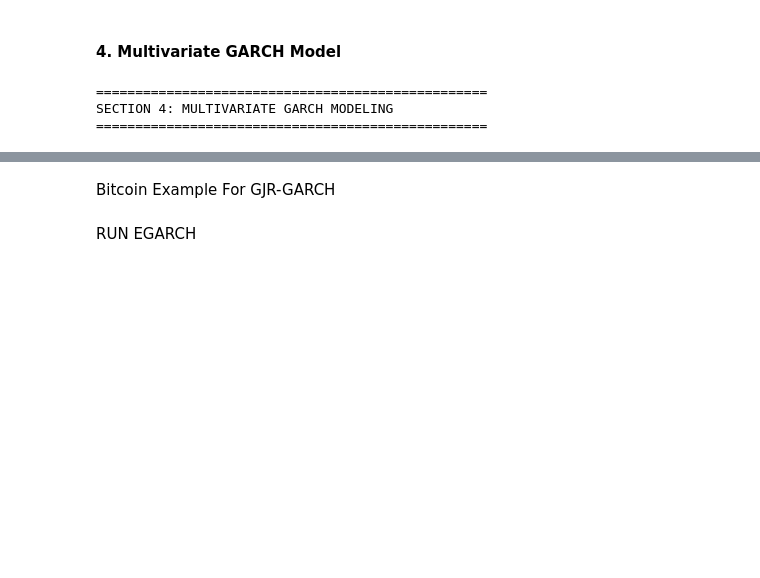
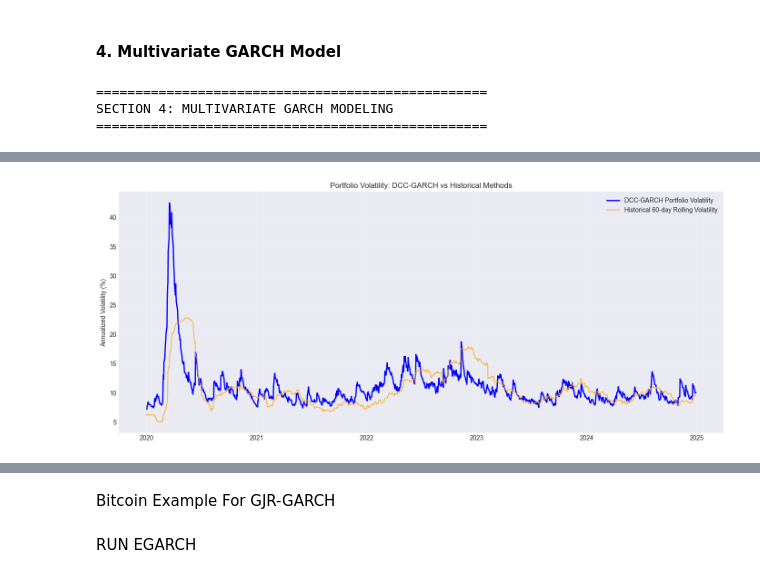
Before and after one commit to imoore99/GARCH, a Jupyter notebook: GARCH.ipynb, the cells around one changed output, grey strips where cells are left out. Drawn from its saved outputs; the diff is of its cells as text; code cells hidden in the pictures; blank space fills up the shorter version.

```diff
--- a/GARCH.ipynb
+++ b/GARCH.ipynb
@@ -524,3 +524,81 @@ Correlation During High VIX Periods (VIX > 2.4):
   SPY_TLT: Crisis=-0.080, Normal=-0.034, Difference=-0.046
   SPY_GLD: Crisis=0.140, Normal=0.155, Difference=-0.015
   TLT_GLD: Crisis=0.303, Normal=0.304, Difference=-0.001
+# %%
+"""
+Apply DCC results to portfolio optimization
+"""
+print(f"\nPortfolio Optimization Using Dynamic Correlations:")
+
+# Equal weight portfolio
+weights = np.array([1/3, 1/3, 1/3])  # Equal weights for SPY, TLT, GLD
+
+# Ensure conditional_vols order matches weights order (SPY, TLT, GLD)
+conditional_vols_ordered = conditional_vols[['SPY', 'TLT', 'GLD']]  # Match weight order
+
+# Calculate portfolio volatility over time
+portfolio_variance = []
+portfolio_vol = []
+
+# Calculate average correlations over the period
+avg_spy_tlt = corr_df['SPY_TLT'].mean()
+avg_spy_gld = corr_df['SPY_GLD'].mean()
+avg_tlt_gld = corr_df['TLT_GLD'].mean()
+
+print(f"Average correlations:")
+print(f"  SPY-TLT: {avg_spy_tlt:.3f}")
+print(f"  SPY-GLD: {avg_spy_gld:.3f}")
+print(f"  TLT-GLD: {avg_tlt_gld:.3f}")
+
+# Fixed correlation matrix
+avg_corr_matrix = np.array([
+    [1.0,        avg_spy_tlt, avg_spy_gld],
+    [avg_spy_tlt, 1.0,        avg_tlt_gld],
+    [avg_spy_gld, avg_tlt_gld, 1.0       ]
+])
+
+# Time-varying volatilities with fixed correlations
+portfolio_vol_simple = []
+for date in conditional_vols_ordered.index:
+    vol_vector = conditional_vols_ordered.loc[date].values / 100
+    vol_matrix = np.outer(vol_vector, vol_vector)
+    cov_matrix = avg_corr_matrix * vol_matrix
+    port_var = weights.T @ cov_matrix @ weights
+    portfolio_vol_simple.append(np.sqrt(port_var * 252) * 100)
+
+portfolio_vol_series = pd.Series(portfolio_vol_simple, index=conditional_vols_ordered.index)
+
+# Compare with equal-weighted historical volatility (only investable assets)
+investable_returns = returns[['SPY', 'TLT', 'GLD']]  # Exclude VIX
+equal_weight_returns = investable_returns.mean(axis=1)  # Equal weight portfolio returns
+hist_vol = equal_weight_returns.rolling(60).std() * np.sqrt(252)
+
+# Plot comparison
+plt.figure(figsize=(14, 6))
+plt.plot(portfolio_vol_series.index, portfolio_vol_series,
+         label='DCC-GARCH Portfolio Volatility', linewidth=2, color='blue')
+plt.plot(hist_vol.index, hist_vol,
+         label='Historical 60-day Rolling Volatility', alpha=0.7, color='orange')
+plt.title('Portfolio Volatility: DCC-GARCH vs Historical Methods')
+plt.ylabel('Annualized Volatility (%)')
+plt.legend()
+plt.grid(True, alpha=0.3)
+plt.tight_layout()
+plt.show()
+
+print(f"Average Portfolio Volatility (DCC): {portfolio_vol_series.mean():.2f}%")
+print(f"Average Portfolio Volatility (Historical): {hist_vol.dropna().mean():.2f}%")
+
+# Additional analysis
+print(f"\nPortfolio Analysis:")
+print(f"Number of observations: {len(portfolio_vol_series)}")
+print(f"Date range: {portfolio_vol_series.index[0].strftime('%Y-%m-%d')} to {portfolio_vol_series.index[-1].strftime('%Y-%m-%d')}")
+
+# Show volatility statistics
+print(f"\nVolatility Statistics:")
+print(f"DCC Portfolio Volatility:")
+print(f"  Mean: {portfolio_vol_series.mean():.2f}%")
+print(f"  Std:  {portfolio_vol_series.std():.2f}%")
+print(f"  Min:  {portfolio_vol_series.min():.2f}%")
+print(f"  Max:  {portfolio_vol_series.max():.2f}%")
+# %% [output]
@@ -526,0 +610 @@ Correlation During High VIX Periods (VIX > 2.4):
+[figure, added]
```
Also changed, not shown: parts of 11 cells of this notebook.
